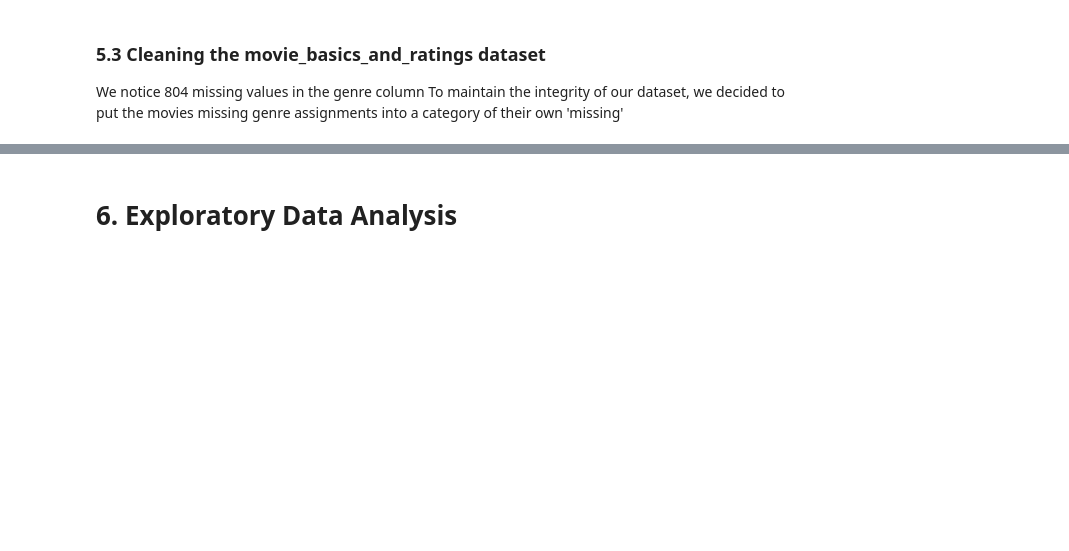
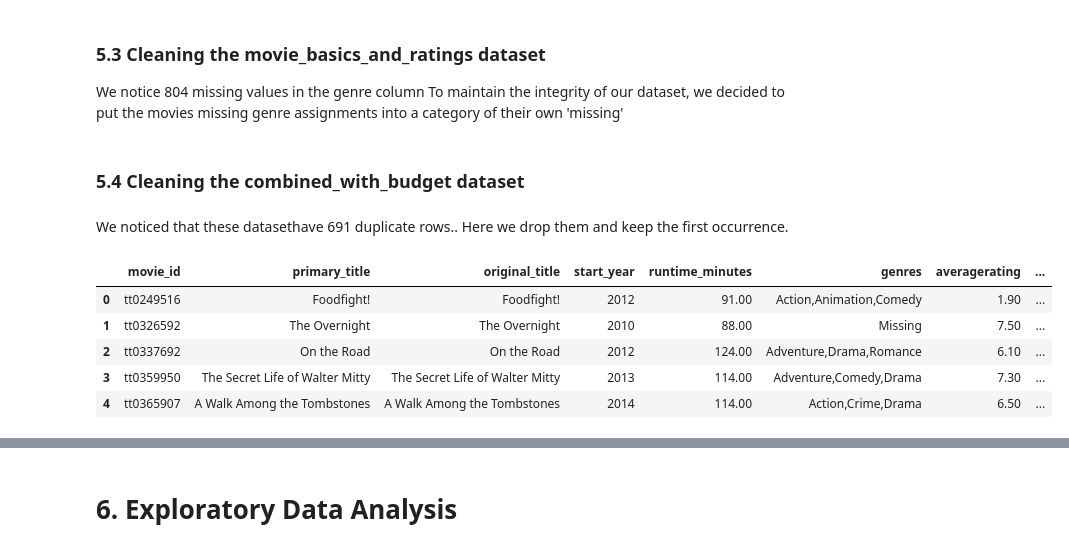
Before and after one commit to Katekui2024/Movies_Analysis, a Jupyter notebook: movie_data_analysis.ipynb, the cells around one changed output, grey strips where cells are left out. Cells and saved outputs as stored; diff of their text form; code cells hidden in the pictures; blank space fills up the shorter version.

```diff
--- a/movie_data_analysis.ipynb
+++ b/movie_data_analysis.ipynb
@@ -513,3 +513,18 @@ To maintain the integrity of our dataset, we decided to put the movies missing g
 # %%
 # Categorizing missing data in the 'genres' column as 'Missing'
 movie_basics_and_ratings['genres'] = movie_basics_and_ratings['genres'].fillna('Missing')
+# %% [markdown]
+### 5.4 Cleaning the combined_with_budget dataset
+# %% [markdown]
+We noticed that these datasethave 691 duplicate rows.. Here we drop them and keep the first occurrence.
+# %%
+# merge datasets
+combined_data_with_budget = pd.merge(movie_basics_and_ratings, tn_movie_budgets, how="inner", left_on="primary_title", right_on="movie")
+combined_data_with_budget.head()
+# %% [output]
+|  | movie_id | primary_title | original_title | start_year | runtime_minutes | genres | averagerating | ... |
+| 0 | tt0249516 | Foodfight! | Foodfight! | 2012 | 91.00 | Action,Animation,Comedy | 1.90 | ... |
+| 1 | tt0326592 | The Overnight | The Overnight | 2010 | 88.00 | Missing | 7.50 | ... |
+| 2 | tt0337692 | On the Road | On the Road | 2012 | 124.00 | Adventure,Drama,Romance | 6.10 | ... |
+| 3 | tt0359950 | The Secret Life of Walter Mitty | The Secret Life of Walter Mitty | 2013 | 114.00 | Adventure,Comedy,Drama | 7.30 | ... |
+| 4 | tt0365907 | A Walk Among the Tombstones | A Walk Among the Tombstones | 2014 | 114.00 | Action,Crime,Drama | 6.50 | ... |
```
Also changed, not shown: parts of 25 cells of this notebook.
